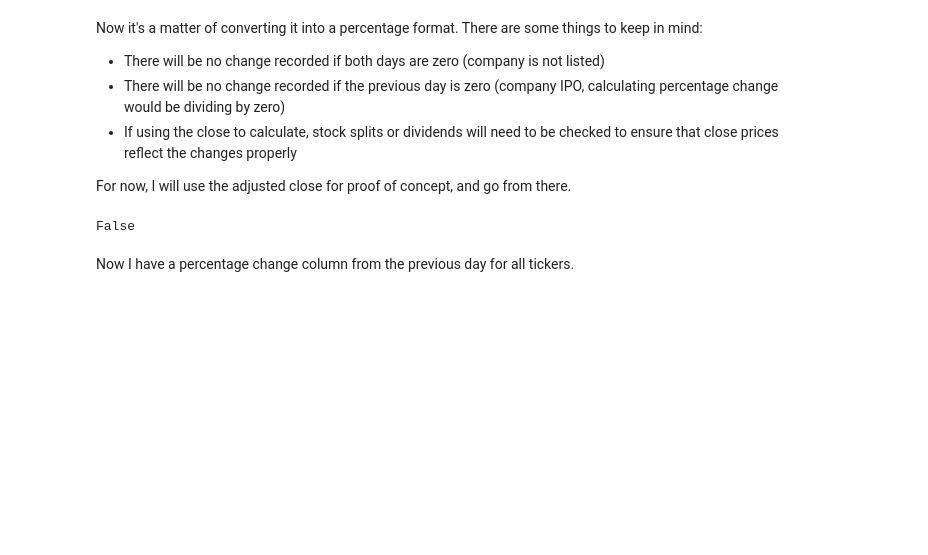
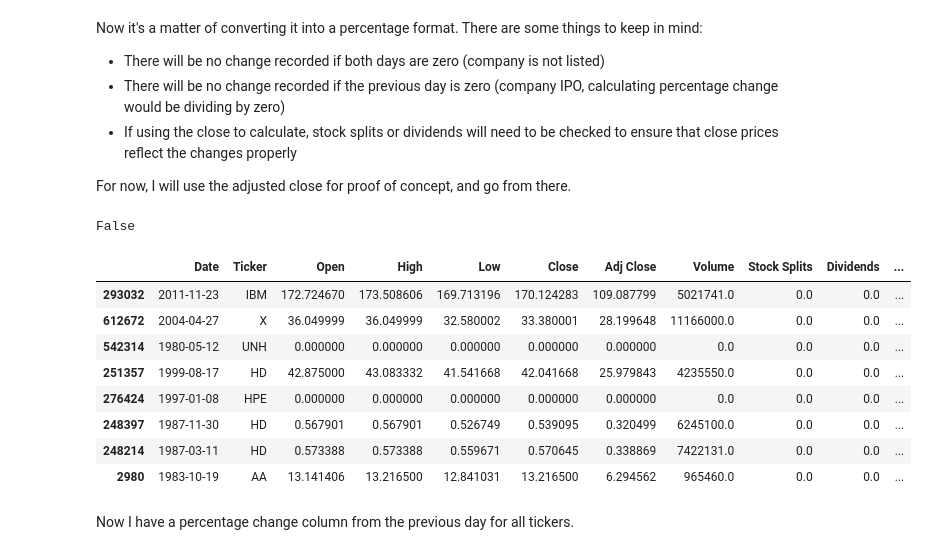
Before and after one commit to zdravoj/stock-bot, a Jupyter notebook: trading_sandbox.ipynb, the cells around one changed output. Saved outputs shown, nothing was run; the diff lists cells and outputs as text; code cells hidden in the pictures; blank space fills up the shorter version.

```diff
--- a/trading_sandbox.ipynb
+++ b/trading_sandbox.ipynb
@@ -482,3 +482,15 @@ djia.replace(to_replace= np.inf, value= 0.0, inplace= True)
 djia.isnull().any().any()
 # %% [output]
 False
+# %%
+djia.sample(8)
+# %% [output]
+|  | Date | Ticker | Open | High | Low | Close | Adj Close | Volume | Stock Splits | Dividends | ... |
+| 293032 | 2011-11-23 | IBM | 172.724670 | 173.508606 | 169.713196 | 170.124283 | 109.087799 | 5021741.0 | 0.0 | 0.0 | ... |
+| 612672 | 2004-04-27 | X | 36.049999 | 36.049999 | 32.580002 | 33.380001 | 28.199648 | 11166000.0 | 0.0 | 0.0 | ... |
+| 542314 | 1980-05-12 | UNH | 0.000000 | 0.000000 | 0.000000 | 0.000000 | 0.000000 | 0.0 | 0.0 | 0.0 | ... |
+| 251357 | 1999-08-17 | HD | 42.875000 | 43.083332 | 41.541668 | 42.041668 | 25.979843 | 4235550.0 | 0.0 | 0.0 | ... |
+| 276424 | 1997-01-08 | HPE | 0.000000 | 0.000000 | 0.000000 | 0.000000 | 0.000000 | 0.0 | 0.0 | 0.0 | ... |
+| 248397 | 1987-11-30 | HD | 0.567901 | 0.567901 | 0.526749 | 0.539095 | 0.320499 | 6245100.0 | 0.0 | 0.0 | ... |
+| 248214 | 1987-03-11 | HD | 0.573388 | 0.573388 | 0.559671 | 0.570645 | 0.338869 | 7422131.0 | 0.0 | 0.0 | ... |
+| 2980 | 1983-10-19 | AA | 13.141406 | 13.216500 | 12.841031 | 13.216500 | 6.294562 | 965460.0 | 0.0 | 0.0 | ... |
```
Also changed, not shown: parts of 16 cells of this notebook.
